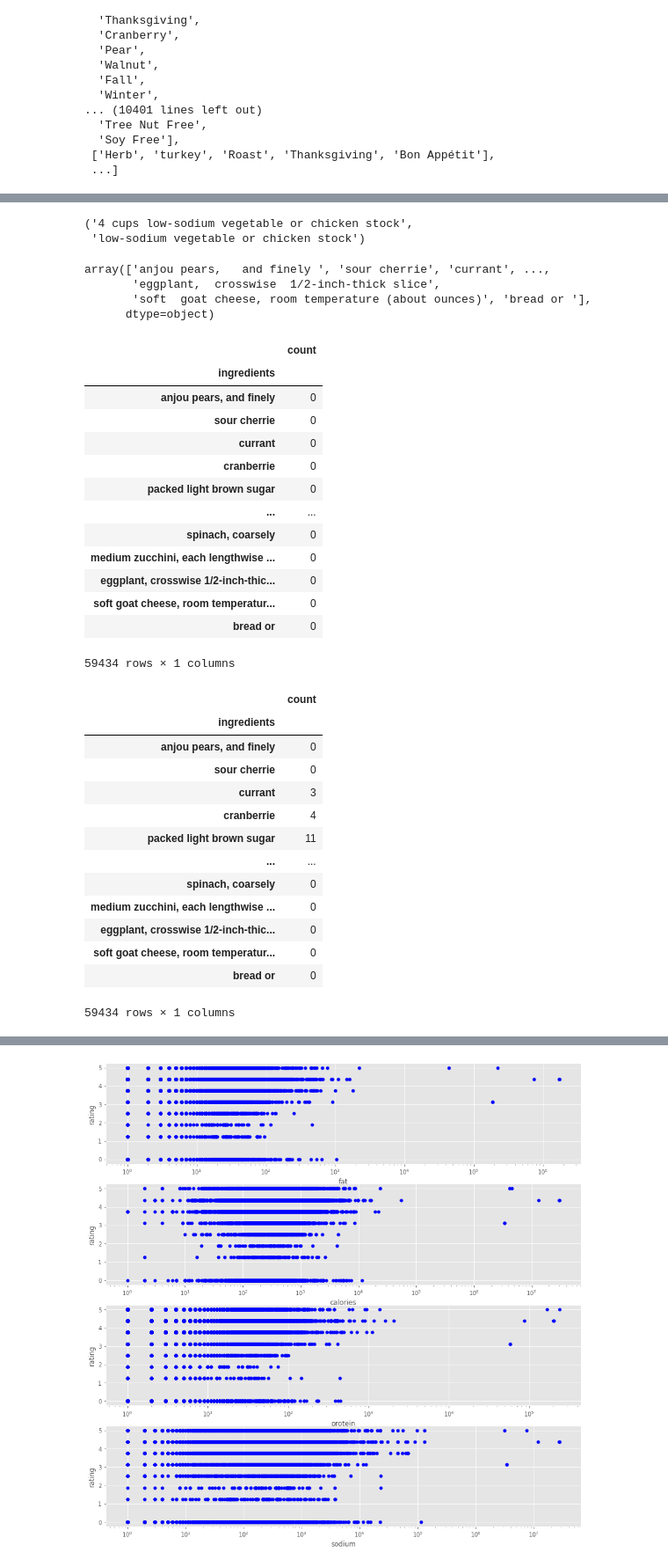
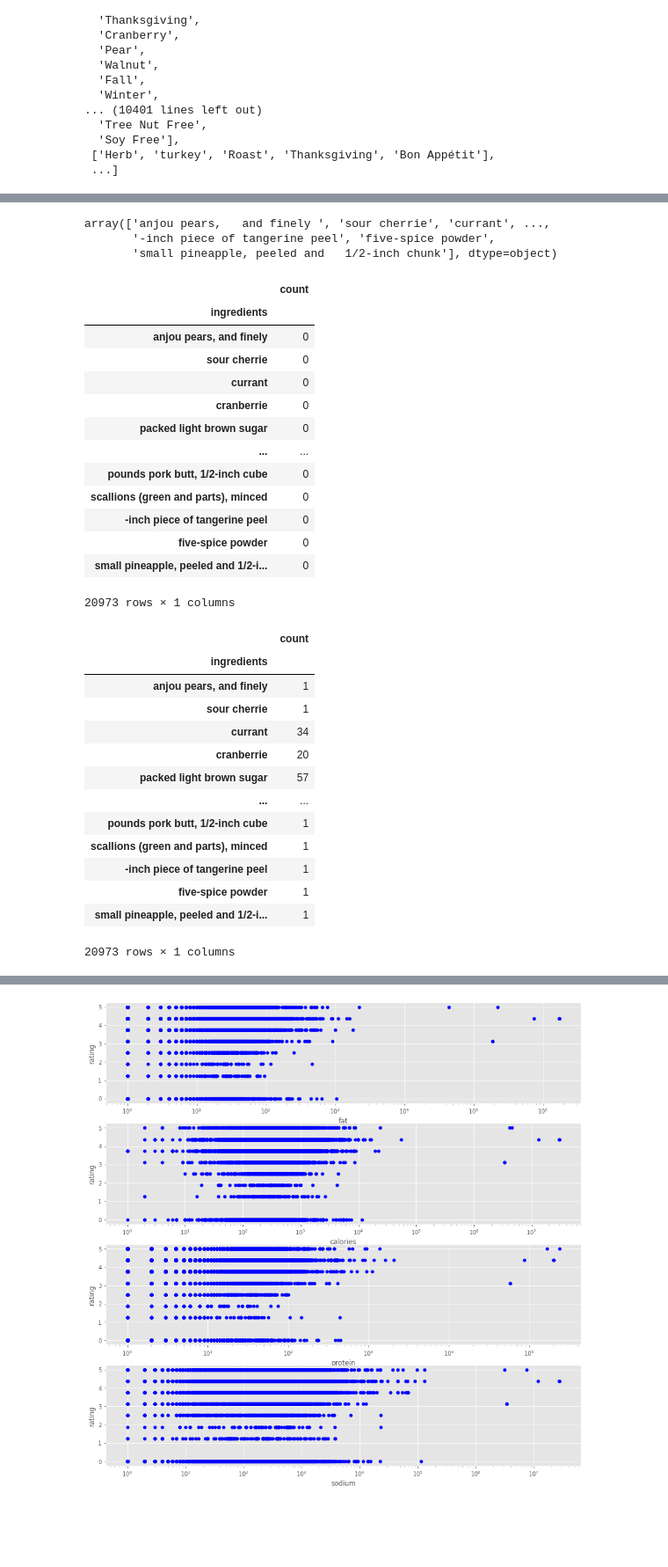
Before and after one commit to filipecmedeiros/Recipes, a Jupyter notebook: Exploratory Analysis.ipynb, the cells around one changed output, grey strips where cells are left out. Shown at 88% size. Saved outputs shown, nothing was run; the diff lists cells and outputs as text; code cells hidden in the pictures; blank space fills up the shorter version.

```diff
--- a/Exploratory Analysis.ipynb
+++ b/Exploratory Analysis.ipynb
@@ -144,6 +131,6 @@ df_categories
 # %%
-# Contar categorias presentes nas 1000 receitas mais calóricas
-for i in range(1000):
+# Contar categorias presentes nas receitas mais calóricas
+for i in range(len(categories)):
     for cat in categories[i]:
         df_categories.loc[cat, 'count'] += 1
 df_categories
@@ -176,5 +165,5 @@ df_categories.sort_values('count', ascending=False).head()
 # %%
 # Coletar os ingredientes das receitas mais calóricas
-ingredientes = df.sort_values('calories', ascending=False).ingredients.fillna("").to_frame()
-ingredientes
+ingredients = df.sort_values('calories', ascending=False).ingredients.fillna("")[:int(len(df)/4)].to_list()
+ingredients
 # %% [output]
@@ -228,28 +202,21 @@ def get_ingredients(ingredient):
     return ingredient
-# %%
-ingredientes.ingredients[0][0], get_ingredients(ingredientes.ingredients[0][0])
-# %% [output]
-('4 cups low-sodium vegetable or chicken stock',
- 'low-sodium vegetable or chicken stock')
 # %%
-# Coletar tods os possíveis ingredientes
-ingredientes_list = []
-for item in ingredientes.ingredients:
+# Coletar todos os possíveis ingredientes
+ingredients_list = []
+for item in ingredients:
     for subitem in item:
         subitem_list = get_ingredients(subitem.lower())
-        #for s in subitem_list:
-        ingredientes_list.append(subitem_list)
-ingredientes_list = pd.Series(ingredientes_list).unique()
-ingredientes_list
+        ingredients_list.append(subitem_list)
+ingredients_list = pd.Series(ingredients_list).unique()
+ingredients_list
 # %% [output]
 array(['anjou pears,   and finely ', 'sour cherrie', 'currant', ...,
-       'eggplant,  crosswise  1/2-inch-thick slice',
-       'soft  goat cheese, room temperature (about ounces)', 'bread or '],
-      dtype=object)
+       '-inch piece of tangerine peel', 'five-spice powder',
+       'small pineapple, peeled and   1/2-inch chunk'], dtype=object)
 # %%
 # Criar um data frame com todas os possíveis ingredientes.
-df_ingredientes = pd.DataFrame({'ingredients': ingredientes_list, 'count': 0}).set_index('ingredients')
-df_ingredientes
+df_ingredients = pd.DataFrame({'ingredients': ingredients_list, 'count': 0}).set_index('ingredients')
+df_ingredients
 # %% [output]
 |  | count |
 | ingredients |  |
@@ -259,32 +226,32 @@ df_ingredientes
 | cranberrie | 0 |
 | packed light brown sugar | 0 |
 | ... | ... |
-| spinach, coarsely | 0 |
-| medium zucchini, each lengthwise ... | 0 |
-| eggplant, crosswise 1/2-inch-thic... | 0 |
-| soft goat cheese, room temperatur... | 0 |
-| bread or | 0 |
+| pounds pork butt, 1/2-inch cube | 0 |
+| scallions (green and parts), minced | 0 |
+| -inch piece of tangerine peel | 0 |
+| five-spice powder | 0 |
+| small pineapple, peeled and 1/2-i... | 0 |
-59434 rows × 1 columns
+20973 rows × 1 columns
 # %%
-# Contar ingredientes presentes nas 1000 receitas mais calóricas
-for i in range(1000):
-    for item in ingredientes.ingredients[i]:
-        df_ingredientes.loc[get_ingredients(item.lower()), 'count'] += 1
-df_ingredientes
+# Contar ingredientes presentes nas receitas mais calóricas
+for i in range(len(ingredients)):
+    for item in ingredients[i]:
+        df_ingredients.loc[get_ingredients(item.lower()), 'count'] += 1
+df_ingredients
 # %% [output]
 |  | count |
 | ingredients |  |
-| anjou pears, and finely | 0 |
-| sour cherrie | 0 |
-| currant | 3 |
-| cranberrie | 4 |
-| packed light brown sugar | 11 |
+| anjou pears, and finely | 1 |
+| sour cherrie | 1 |
+| currant | 34 |
+| cranberrie | 20 |
+| packed light brown sugar | 57 |
 | ... | ... |
-| spinach, coarsely | 0 |
-| medium zucchini, each lengthwise ... | 0 |
-| eggplant, crosswise 1/2-inch-thic... | 0 |
-| soft goat cheese, room temperatur... | 0 |
-| bread or | 0 |
+| pounds pork butt, 1/2-inch cube | 1 |
+| scallions (green and parts), minced | 1 |
+| -inch piece of tangerine peel | 1 |
+| five-spice powder | 1 |
+| small pineapple, peeled and 1/2-i... | 1 |
-59434 rows × 1 columns
+20973 rows × 1 columns
 # %%
 #2. Quais os top 10 ingredientes contidos nas receitas mais calóricas?
```
Also changed, not shown: parts of 34 cells of this notebook.
